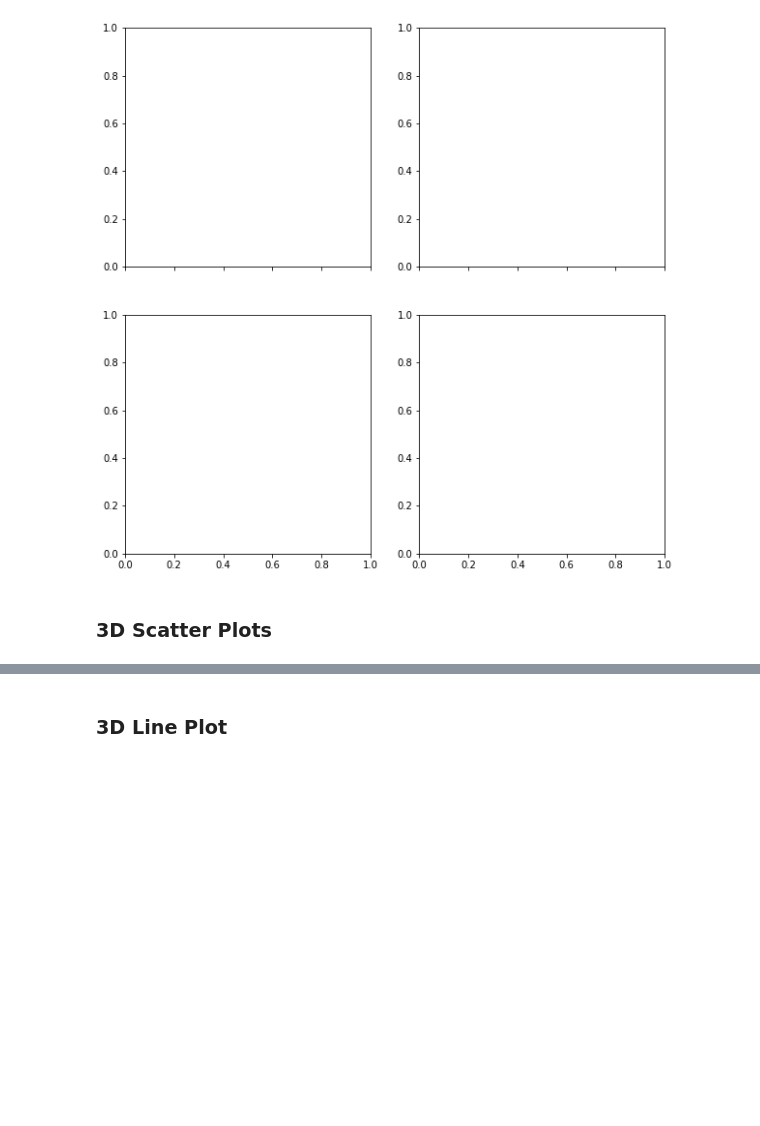
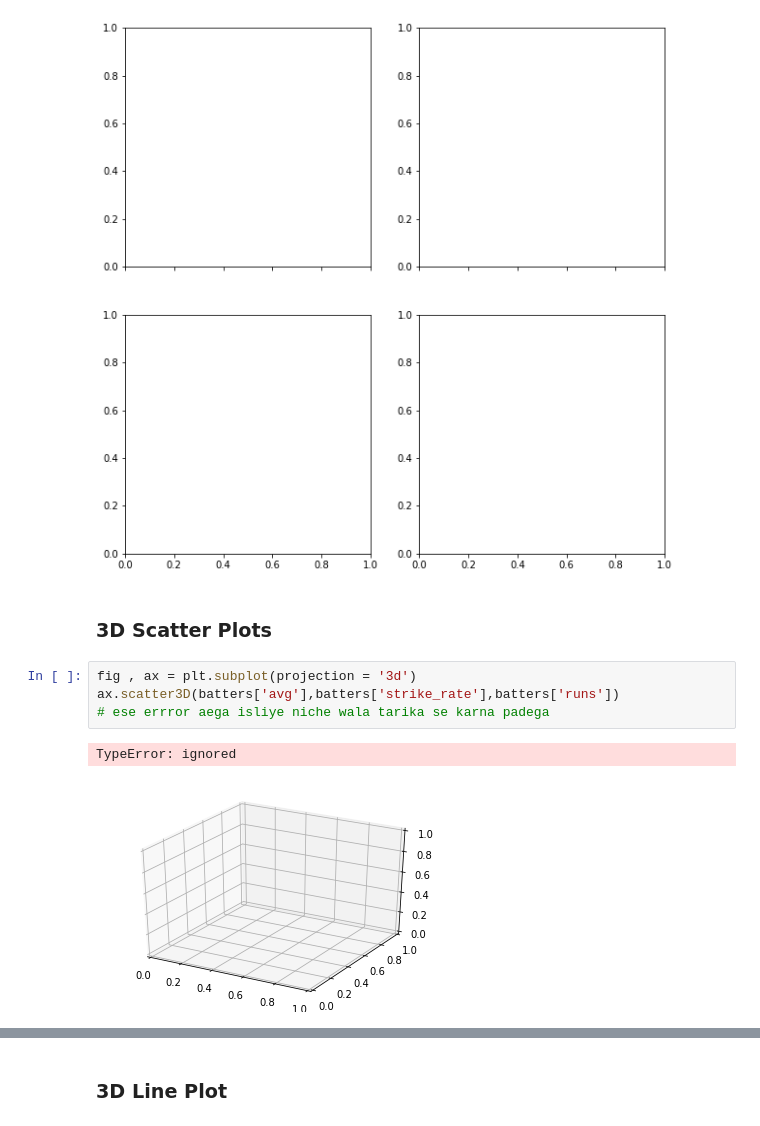
Before and after one commit to Pritush09/Visulaisation-Library-Practice, a Jupyter notebook: Session_24_advanced_matplotlib.ipynb, the cells around one changed output, grey strips where cells are left out. Saved outputs shown, nothing was run; the diff lists cells and outputs as text; blank space fills up the shorter version.

```diff
--- a/Session_24_advanced_matplotlib.ipynb
+++ b/Session_24_advanced_matplotlib.ipynb
@@ -214,4 +214,11 @@ fig, ax = plt.subplots(nrows=2,ncols=2,sharex=True,figsize=(10,10))
 [figure]
 # %% [markdown]
 ### 3D Scatter Plots
+# %%
+fig , ax = plt.subplot(projection = '3d')
+ax.scatter3D(batters['avg'],batters['strike_rate'],batters['runs'])
+# ese errror aega isliye niche wala tarika se karna padega
+# %% [output]
+TypeError: ignored
+[figure, added]
 # %%
```
Also changed, not shown: parts of 13 cells of this notebook.
